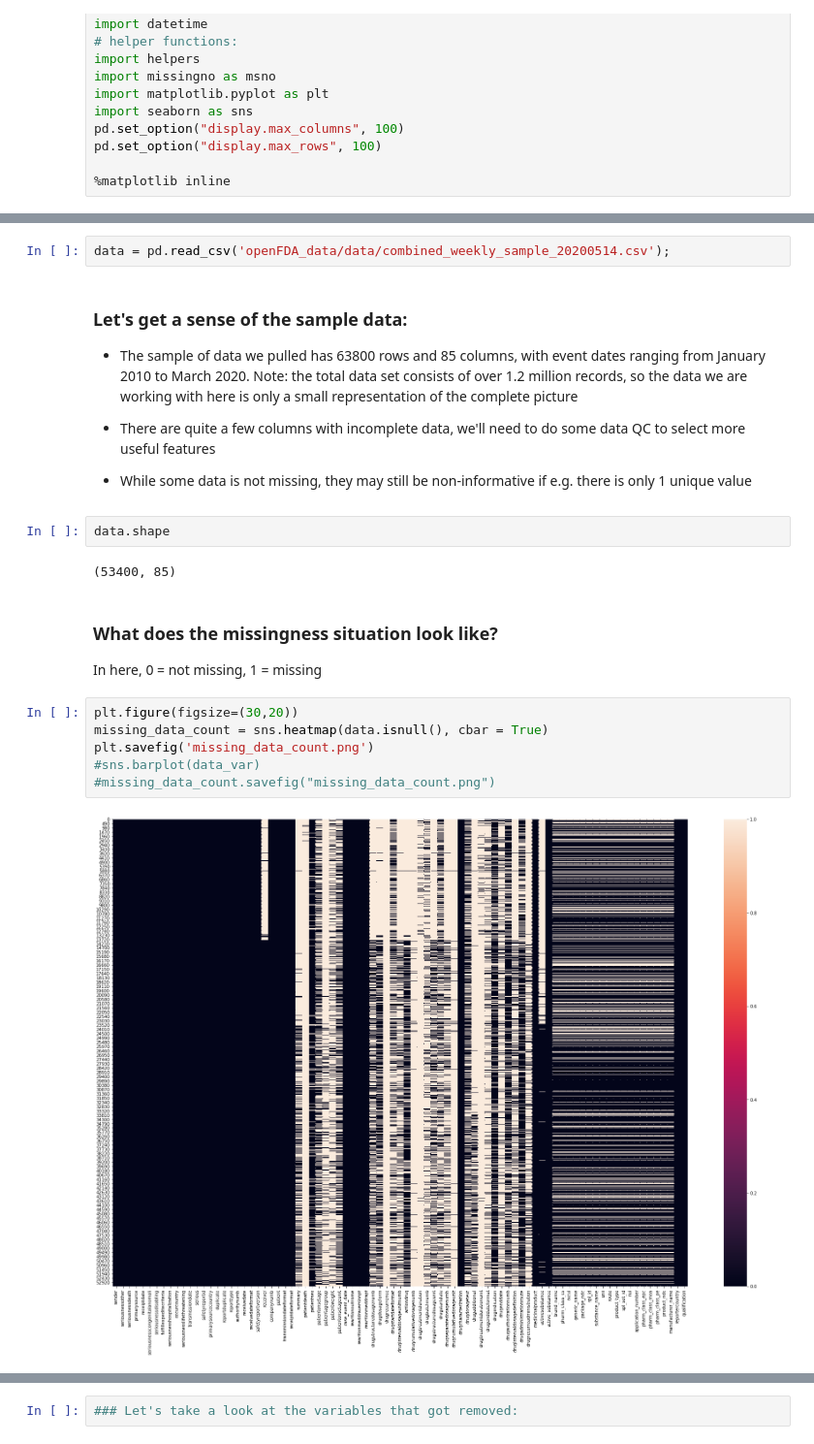
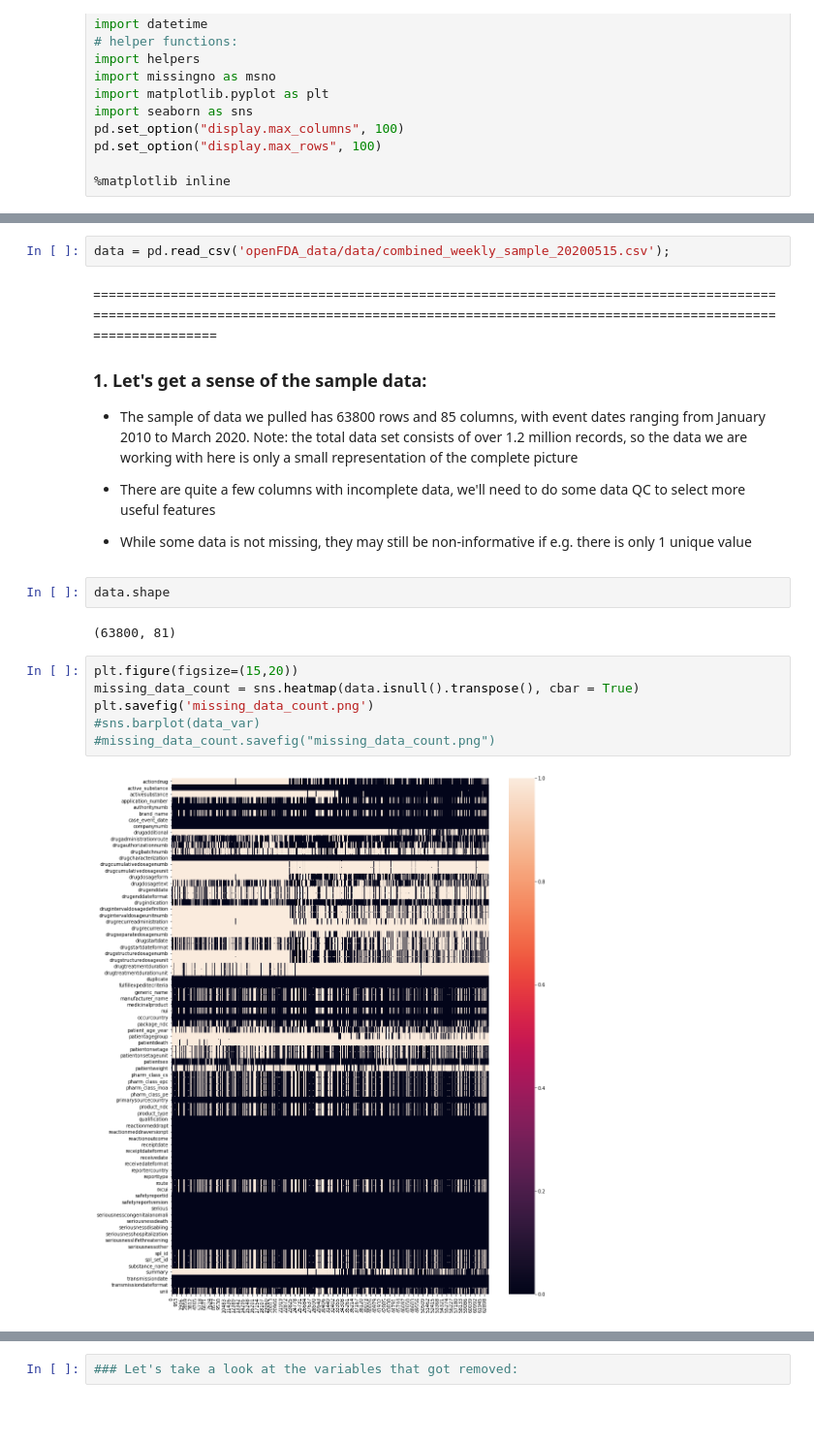
Before and after one commit to samimath/openFDA, a Jupyter notebook: eda.ipynb, the cells around one changed output, grey strips where cells are left out. Shown: that part at 97% size. Drawn from its saved outputs; the diff is of its cells as text; blank space fills up the shorter version.

```diff
--- a/eda.ipynb
+++ b/eda.ipynb
@@ -23,7 +57,8 @@ pd.set_option("display.max_rows", 100)
 # %%
-data = pd.read_csv('openFDA_data/data/combined_weekly_sample_20200514.csv');
+data = pd.read_csv('openFDA_data/data/combined_weekly_sample_20200515.csv');
 # %% [markdown]
-### Let's get a sense of the sample data:
+================================================================================================================================================================================================
+### 1. Let's get a sense of the sample data:
 
 - The sample of data we pulled has 63800 rows and 85 columns, with event dates ranging from January 2010 to March 2020. Note: the total data set consists of over 1.2 million records, so the data we are working with here is only a small representation of the complete picture
 
@@ -33,16 +68,12 @@ data = pd.read_csv('openFDA_data/data/combined_weekly_sample_20200514.csv');
 # %%
 data.shape
 # %% [output]
-(53400, 85)
+(63800, 81)
-# %% [markdown]
-### What does the missingness situation look like?
-
-In here, 0 = not missing, 1 = missing
 # %%
-plt.figure(figsize=(30,20))
-missing_data_count = sns.heatmap(data.isnull(), cbar = True)
+plt.figure(figsize=(15,20))
+missing_data_count = sns.heatmap(data.isnull().transpose(), cbar = True)
 plt.savefig('missing_data_count.png')
 #sns.barplot(data_var)
 #missing_data_count.savefig("missing_data_count.png")
 # %% [output]
-[figure, old version]
+[figure, new version]
```
Also changed, not shown: parts of 22 cells of this notebook.
